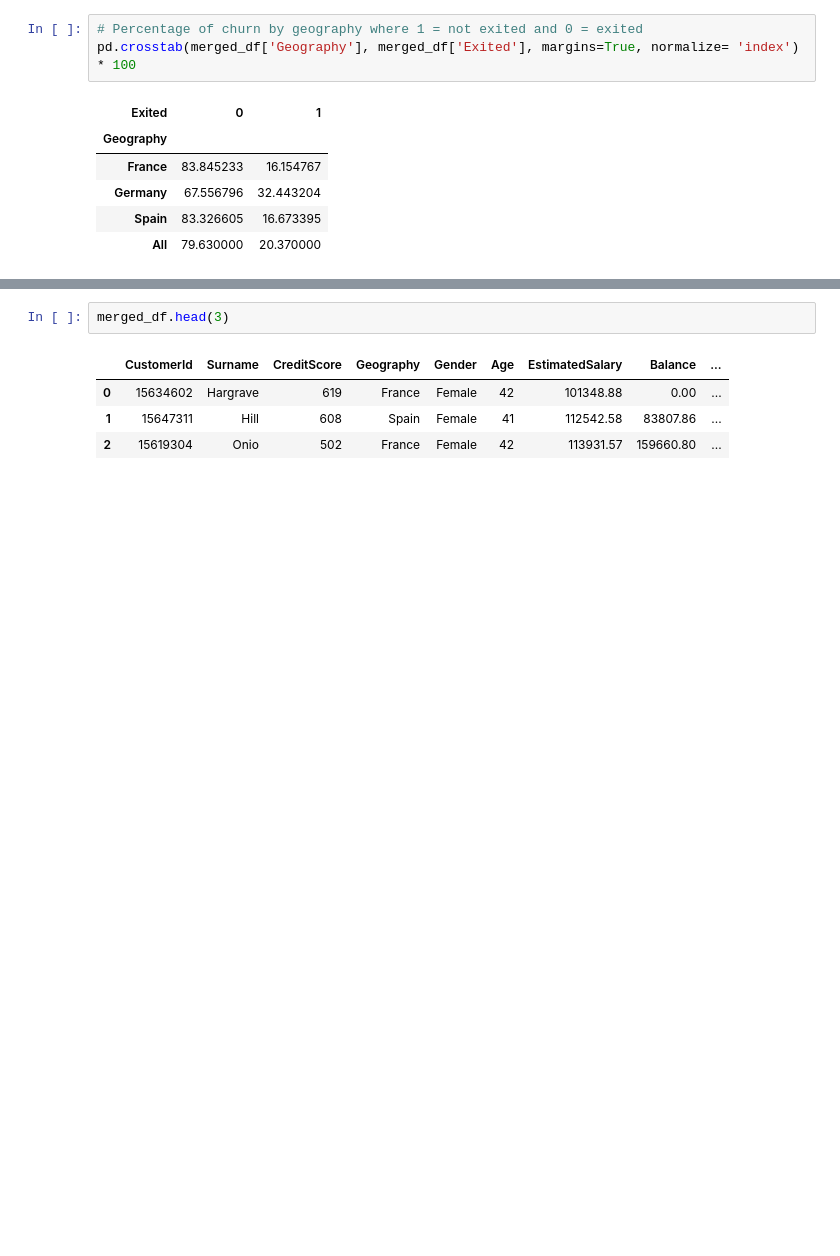
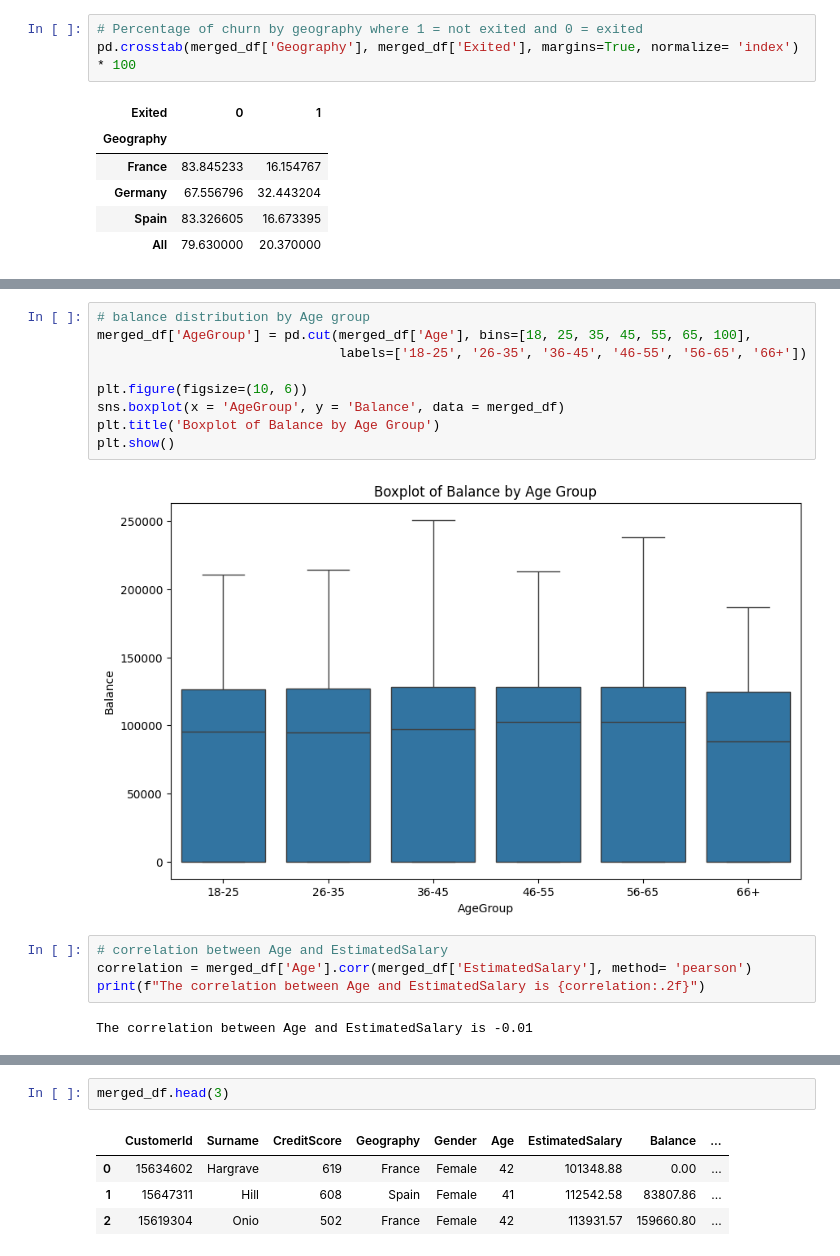
Before and after one commit to b3rian/Data_Science, a Jupyter notebook: Bank customer analysis.ipynb, the cells around one changed output, grey strips where cells are left out. Cells and saved outputs as stored; diff of their text form; blank space fills up the shorter version.

```diff
--- a/Bank customer analysis.ipynb
+++ b/Bank customer analysis.ipynb
@@ -161,0 +181,17 @@ merged_df[['EstimatedSalary', 'NumOfProducts']].corr()
+# %%
+# balance distribution by Age group
+merged_df['AgeGroup'] = pd.cut(merged_df['Age'], bins=[18, 25, 35, 45, 55, 65, 100],
+                               labels=['18-25', '26-35', '36-45', '46-55', '56-65', '66+'])
+
+plt.figure(figsize=(10, 6))
+sns.boxplot(x = 'AgeGroup', y = 'Balance', data = merged_df)
+plt.title('Boxplot of Balance by Age Group')
+plt.show()
+# %% [output]
+[figure, added]
+# %%
+# correlation between Age and EstimatedSalary
+correlation = merged_df['Age'].corr(merged_df['EstimatedSalary'], method= 'pearson')
+print(f"The correlation between Age and EstimatedSalary is {correlation:.2f}")
+# %% [output]
+The correlation between Age and EstimatedSalary is -0.01
```
Also changed, not shown: parts of 13 cells of this notebook.
